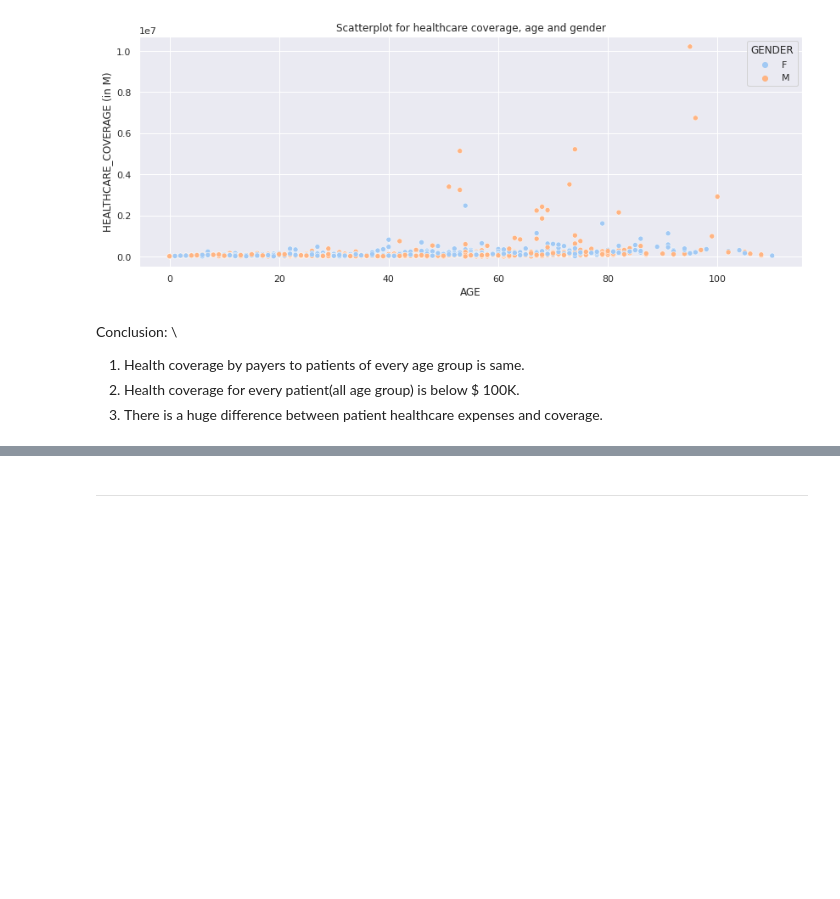
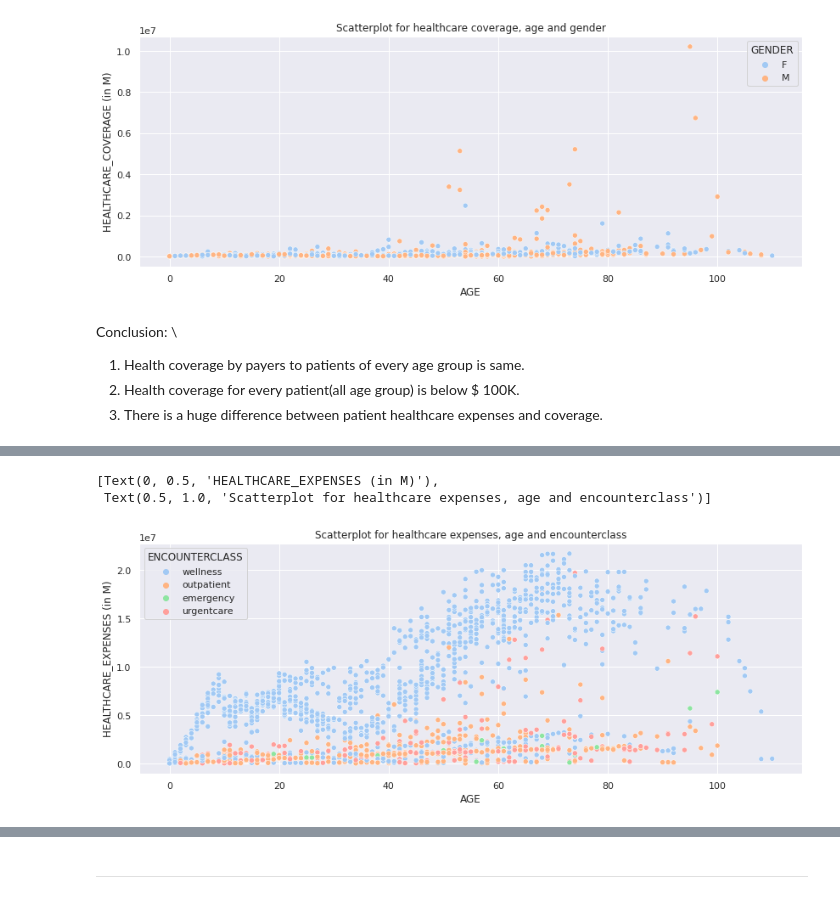
Before and after one commit to sunil-karki/EHR, a Jupyter notebook: WRL_EHR_1.ipynb, the cells around one changed output, grey strips where cells are left out. Cells and saved outputs as stored; diff of their text form; code cells hidden in the pictures; blank space fills up the shorter version.

Commit message:
EDA on patients

```diff
--- a/WRL_EHR_1.ipynb
+++ b/WRL_EHR_1.ipynb
@@ -1100,3 +1100,13 @@ Conclusion: \
 1. Health coverage by payers to patients of every age group is same.
 2. Health coverage for every patient(all age group) is below $ 100K.
 3. There is a huge difference between patient healthcare expenses and coverage.
+# %%
+temp_df = pat_immuniz.select("SSN", "AGE", "ENCOUNTERCLASS", "HEALTHCARE_EXPENSES") \
+                      .groupBy("SSN", "AGE", "ENCOUNTERCLASS") \
+                      .agg(sum("HEALTHCARE_EXPENSES").alias("HEALTHCARE_EXPENSES"))
+
+print("Unique patient(SSN) count: " + str( temp_df.count() ) ) # 1169
+print("Count(Rows) of patients x encounters: " + str( pat_immuniz.count() ) ) # 15478
+
+temp_df = temp_df.select("AGE", "ENCOUNTERCLASS", "HEALTHCARE_EXPENSES")
+# temp_df.show()
@@ -1102,0 +1131,10 @@ Conclusion: \
+# %%
+sns.scatterplot(data=temp_df.toPandas(),
+                x='AGE', y='HEALTHCARE_EXPENSES', hue='ENCOUNTERCLASS'
+                ) \
+                .set(title = 'Scatterplot for healthcare expenses, age and encounterclass', \
+                     ylabel='HEALTHCARE_EXPENSES (in M)')
+# %% [output]
+[Text(0, 0.5, 'HEALTHCARE_EXPENSES (in M)'),
+ Text(0.5, 1.0, 'Scatterplot for healthcare expenses, age and encounterclass')]
+[figure, added]
```
Also changed, not shown: parts of 8 cells of this notebook.
